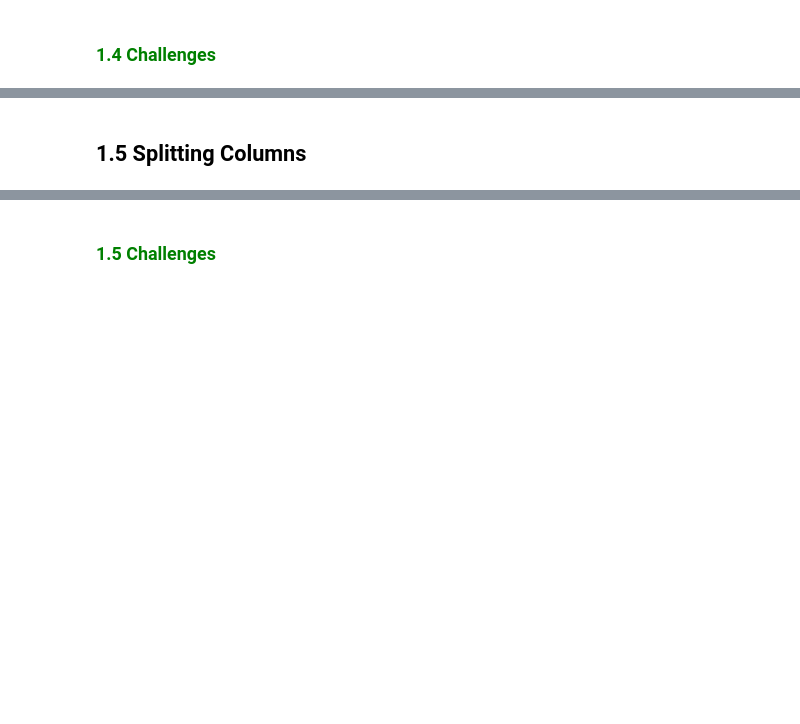
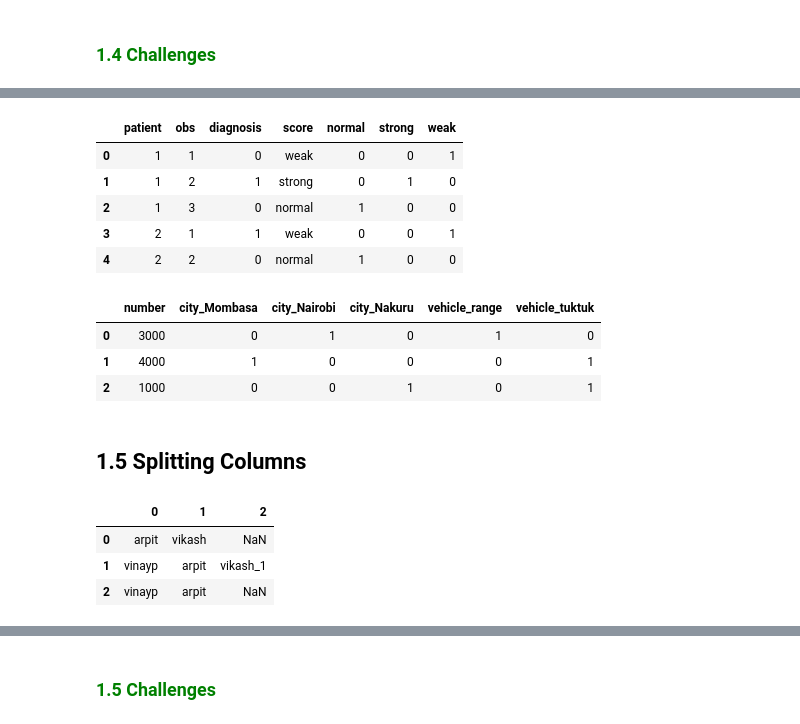
Before and after one commit to kahuroA/NUMPY_PRACTICE, a Jupyter notebook: Copy_of_Pandas_Basics.ipynb, the cells around one changed output, grey strips where cells are left out. Saved outputs shown, nothing was run; the diff lists cells and outputs as text; code cells hidden in the pictures; blank space fills up the shorter version.

Commit message:
Complete challenge for Pandas 1

```diff
--- a/Copy_of_Pandas_Basics.ipynb
+++ b/Copy_of_Pandas_Basics.ipynb
@@ -776,3 +854,19 @@ OUR CODE GOES HERE
+# %%
+#using the get_dummies pandas method
+df_2=pd.DataFrame({'patient': [1, 1, 1, 2, 2],
+        'obs': [1, 2, 3, 1, 2],
+        'diagnosis': [0, 1, 0, 1, 0],
+        'score': ['weak', 'strong', 'normal', 'weak', 'normal']})
+d=pd.get_dummies(df_2['score'])
+df_2=pd.concat([df_2,d], axis=1)
+df_2
+# %% [output]
+|  | patient | obs | diagnosis | score | normal | strong | weak |
+| 0 | 1 | 1 | 0 | weak | 0 | 0 | 1 |
+| 1 | 1 | 2 | 1 | strong | 0 | 1 | 0 |
+| 2 | 1 | 3 | 0 | normal | 1 | 0 | 0 |
+| 3 | 2 | 1 | 1 | weak | 0 | 0 | 1 |
+| 4 | 2 | 2 | 0 | normal | 1 | 0 | 0 |
 # %%
 # Challenge 2
 # Convert the categorical column to one hot encoded column
@@ -780,7 +874,18 @@ OUR CODE GOES HERE
 #
 list1 = [["Nairobi", "range", 3000], ["Mombasa", "tuktuk", 4000], ["Nakuru", "tuktuk", 1000]]
 
-OUR CODE GOES HERE
+df_city=pd.DataFrame(list1, columns=['city','vehicle','number'])
+cat_=['city','vehicle']
+for variable in cat_:
+  dummy=pd.get_dummies(df_city[variable], prefix=variable)
+  df_city=pd.concat([df_city,dummy], axis=1)
+  df_city.drop([variable], axis=1,inplace=True)
+df_city
+# %% [output]
+|  | number | city_Mombasa | city_Nairobi | city_Nakuru | vehicle_range | vehicle_tuktuk |
+| 0 | 3000 | 0 | 1 | 0 | 1 | 0 |
+| 1 | 4000 | 1 | 0 | 0 | 0 | 1 |
+| 2 | 1000 | 0 | 0 | 1 | 0 | 1 |
 # %% [markdown]
 ## 1.5 Splitting Columns
 # %%
@@ -794,7 +899,12 @@ df = pd.DataFrame.from_dict(data, orient='columns')
 df
 
 # Uncomment after running previous lines
-# df['test'].apply(lambda x: pd.Series([i for i in reversed(x.lower().split('|'))]))
+df['test'].apply(lambda x: pd.Series([i for i in reversed(x.lower().split('|'))]))
+# %% [output]
+|  | 0 | 1 | 2 |
+| 0 | arpit | vikash | NaN |
+| 1 | vinayp | arpit | vikash_1 |
+| 2 | vinayp | arpit | NaN |
 # %%
 # Example 2
 # Splitting a column using delimiter and one hot encode the values
```
Also changed, not shown: parts of 10 cells of this notebook.
